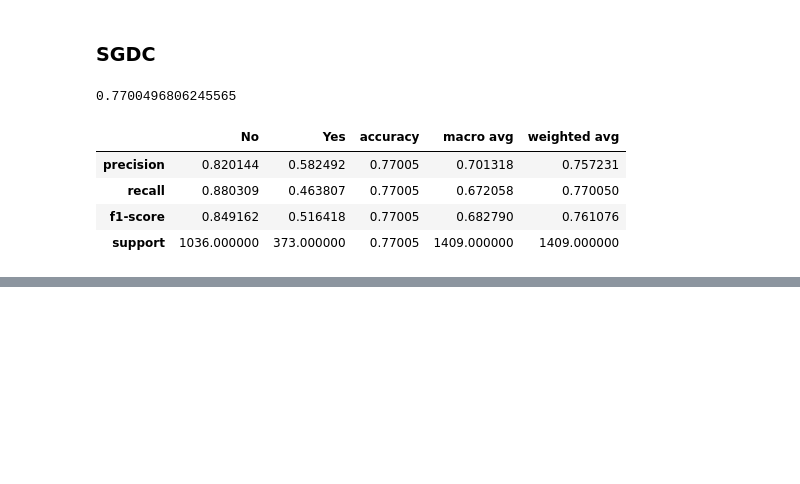
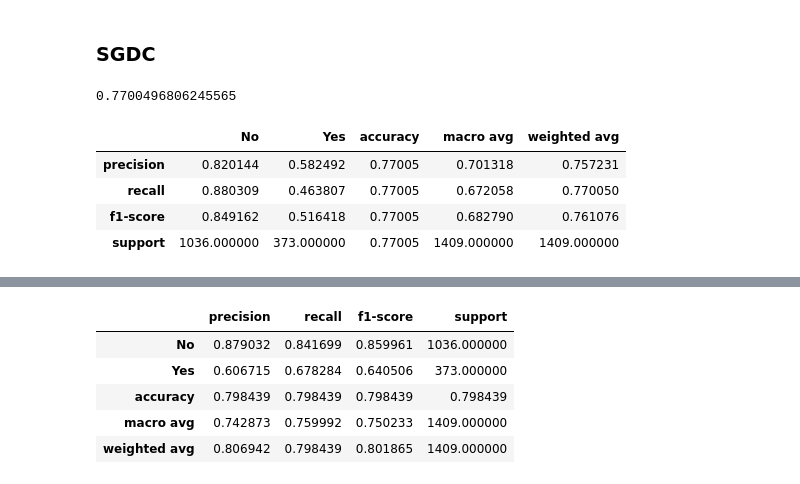
Before and after one commit to pratham122/Telco_customer_data, a Jupyter notebook: Telco_customer.ipynb, the cells around one changed output, grey strips where cells are left out. Drawn from its saved outputs; the diff is of its cells as text; code cells hidden in the pictures; blank space fills up the shorter version.

```diff
--- a/Telco_customer.ipynb
+++ b/Telco_customer.ipynb
@@ -563,0 +638,9 @@ pd.DataFrame(classification_report(y_test, y_pred_sgdc, target_names=le.classes_
+# %%
+pd.DataFrame(classification_report(y_test, y_pred_ensemble, target_names=le.classes_, output_dict=True)).transpose()
+# %% [output]
+|  | precision | recall | f1-score | support |
+| No | 0.879032 | 0.841699 | 0.859961 | 1036.000000 |
+| Yes | 0.606715 | 0.678284 | 0.640506 | 373.000000 |
+| accuracy | 0.798439 | 0.798439 | 0.798439 | 0.798439 |
+| macro avg | 0.742873 | 0.759992 | 0.750233 | 1409.000000 |
+| weighted avg | 0.806942 | 0.798439 | 0.801865 | 1409.000000 |
```
Also changed, not shown: parts of 13 cells of this notebook, 1 other file.
